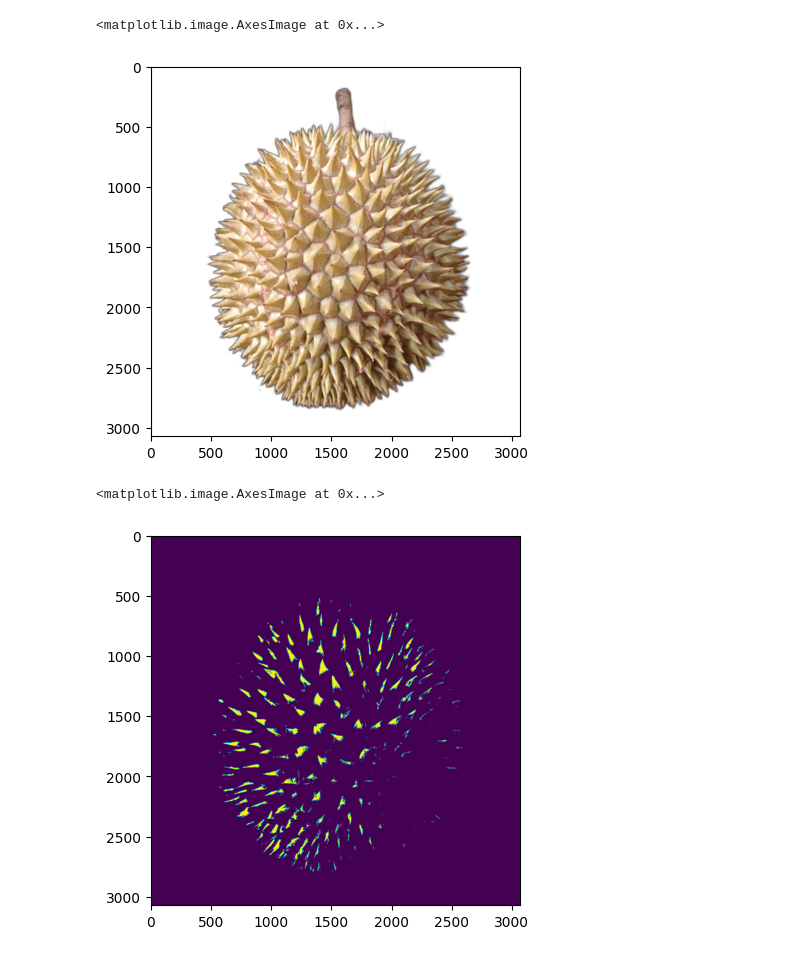
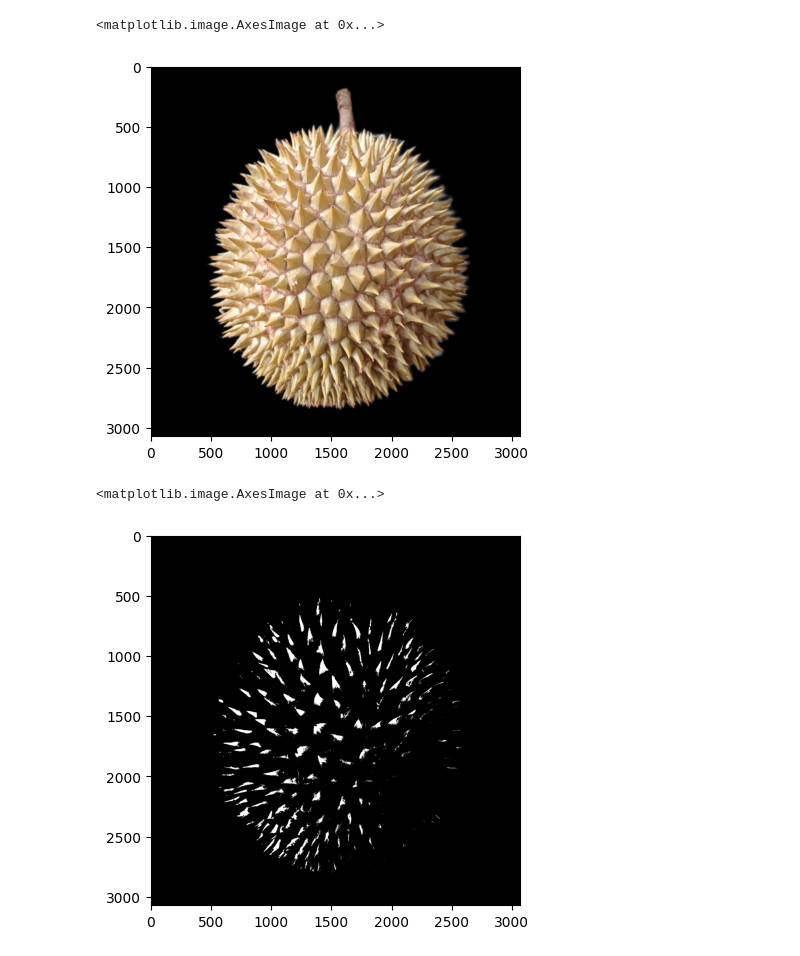
Before and after one commit to WhiteCat20/segmentation-colorspace-durian, a Jupyter notebook: color space.ipynb, the cells around one changed output. Cells and saved outputs as stored; diff of their text form; code cells hidden in the pictures.

Commit message:
change on color space file

```diff
--- a/color space.ipynb
+++ b/color space.ipynb
@@ -7,17 +5,17 @@ from skimage import io, measure
 matang = 'images/matang - 1.jpg'
 mentah = 'images/mentah - 3.jpg'
 # %%
-# img = io.imread(matang)
-img = io.imread(mentah)
+# img = cv2.imread(matang)
+img = cv2.imread(mentah)
+img = cv2.cvtColor(img, cv2.COLOR_BGR2RGB)
 plt.imshow(img)
 # %% [output]
 <matplotlib.image.AxesImage at 0x...>
-[figure, old version]
+[figure, new version]
 # %%
 hsv = cv2.cvtColor(img, cv2.COLOR_RGB2HSV)
-# mask = cv2.inRange(hsv, (10, 100, 59), (30, 150, 250))
 mask = cv2.inRange(hsv, (10, 150, 125), (30, 250, 250))
-plt.imshow(mask)
+plt.imshow(mask, cmap='gray')
 # %% [output]
 <matplotlib.image.AxesImage at 0x...>
-[figure, old version]
+[figure, new version]
```
Also changed, not shown: parts of 1 cell of this notebook, 2 other files.
